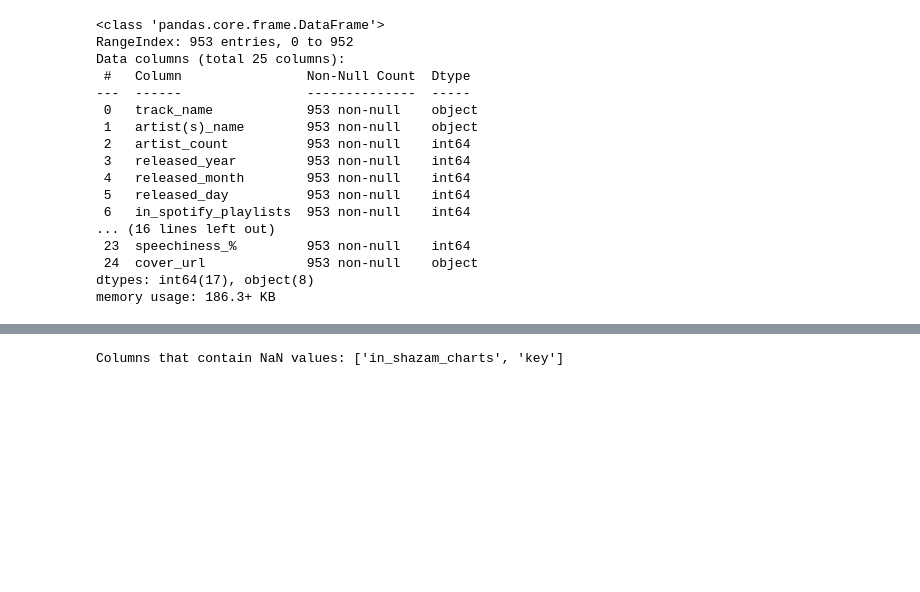
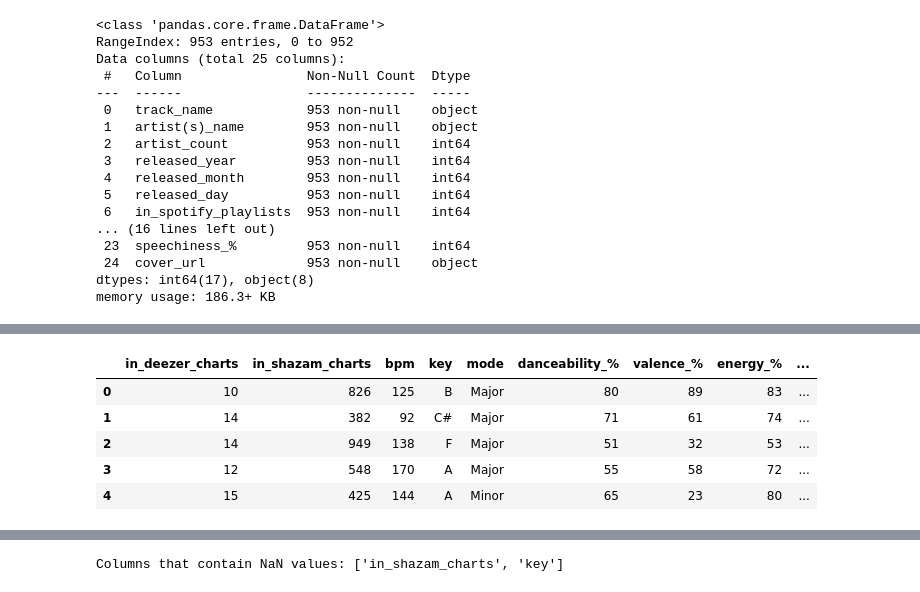
Before and after one commit to TMaczek/Spotify-Most-Streamed-Songs_Data-Analysis, a Jupyter notebook: SpotifyMostStreamed.ipynb, the cells around one changed output, grey strips where cells are left out. Saved outputs shown, nothing was run; the diff lists cells and outputs as text; code cells hidden in the pictures; blank space fills up the shorter version.

```diff
--- a/SpotifyMostStreamed.ipynb
+++ b/SpotifyMostStreamed.ipynb
@@ -56,0 +53,9 @@ memory usage: 186.3+ KB
+# %%
+df.iloc[:, 12:].head(5)
+# %% [output]
+|  | in_deezer_charts | in_shazam_charts | bpm | key | mode | danceability_% | valence_% | energy_% | ... |
+| 0 | 10 | 826 | 125 | B | Major | 80 | 89 | 83 | ... |
+| 1 | 14 | 382 | 92 | C# | Major | 71 | 61 | 74 | ... |
+| 2 | 14 | 949 | 138 | F | Major | 51 | 32 | 53 | ... |
+| 3 | 12 | 548 | 170 | A | Major | 55 | 58 | 72 | ... |
+| 4 | 15 | 425 | 144 | A | Minor | 65 | 23 | 80 | ... |
```
Also changed, not shown: parts of 12 cells of this notebook.
